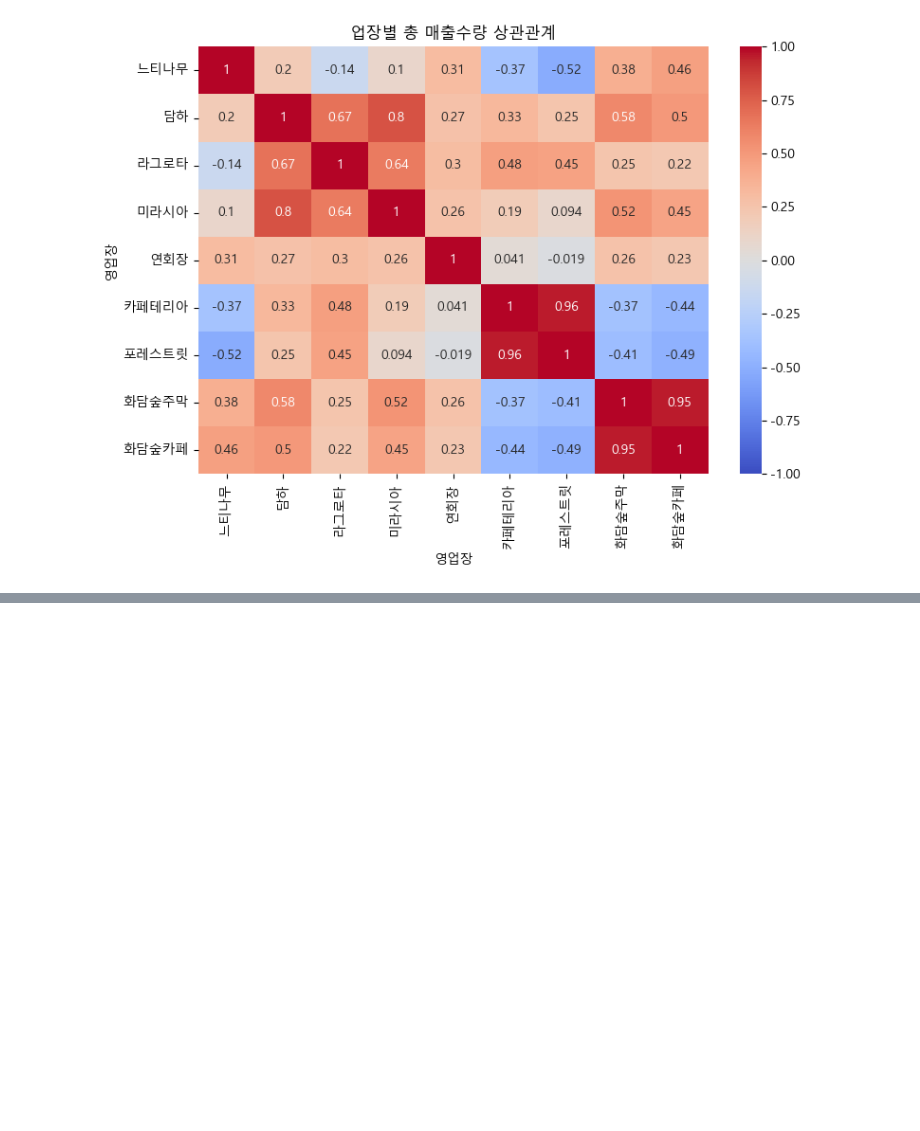
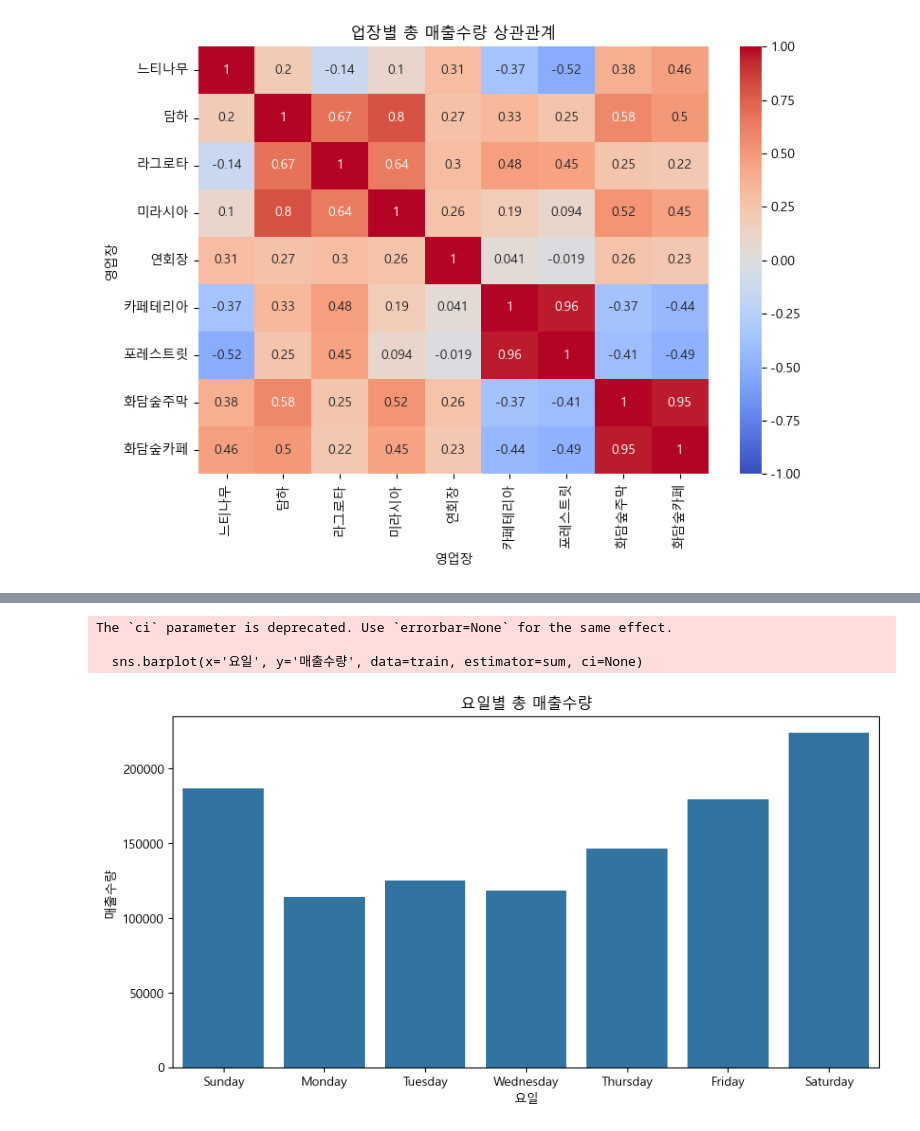
Before and after one commit to jungujeong/LG_AImers, a Jupyter notebook: EDA.ipynb, the cells around one changed output, grey strips where cells are left out. Cells and saved outputs as stored; diff of their text form; code cells hidden in the pictures; blank space fills up the shorter version.

```diff
--- a/EDA.ipynb
+++ b/EDA.ipynb
@@ -175,0 +184,11 @@ plt.show()
+# %%
+train['요일'] = train['영업일자'].dt.day_name()
+plt.figure(figsize=(10, 5))
+sns.barplot(x='요일', y='매출수량', data=train, estimator=sum, ci=None)
+plt.title('요일별 총 매출수량')
+plt.show()
+# %% [output]
+The `ci` parameter is deprecated. Use `errorbar=None` for the same effect.
+
+  sns.barplot(x='요일', y='매출수량', data=train, estimator=sum, ci=None)
+[figure, added]
```
Also changed, not shown: parts of 3 cells of this notebook, 8 other files.
